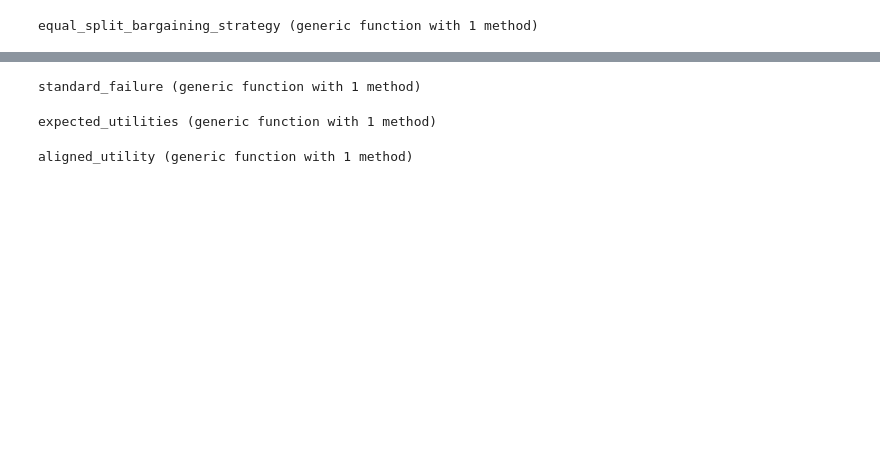
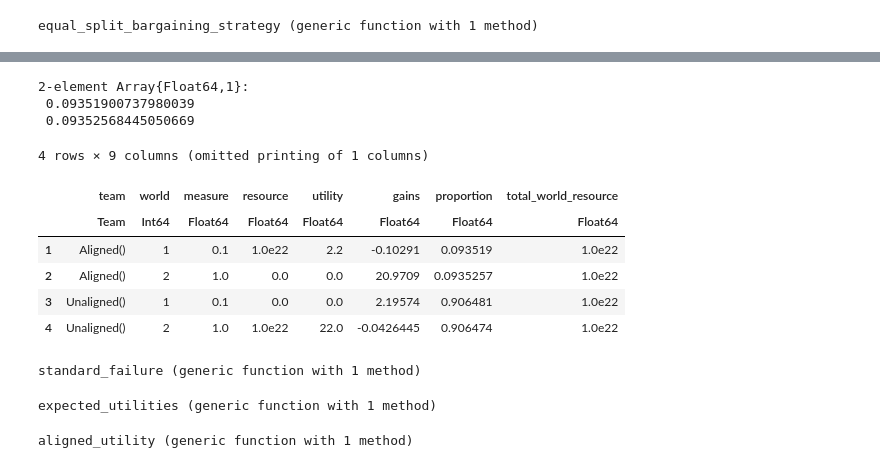
Before and after one commit to Satvik/bargaining, a Jupyter notebook: bargaining.ipynb, the cells around one changed output, grey strips where cells are left out. Cells and saved outputs as stored; diff of their text form; code cells hidden in the pictures; blank space fills up the shorter version.

Commit message:
Fix measure, add NBS, add heatmap 1

```diff
--- a/bargaining.ipynb
+++ b/bargaining.ipynb
@@ -59,3 +91,5 @@ function make_rows(teams, worlds, aligned_measure, starting_resources)
 end
 # %% [output]
 make_rows (generic function with 1 method)
+# %%
+test_data = DataFrame(make_rows(teams, worlds, .1, 10.0^22))
@@ -65,3 +107,5 @@ function get_utility(data; resource_col = "resource")
 end
 # %% [output]
 get_utility (generic function with 1 method)
+# %%
+test_data["utility"] = get_utility(test_data)
@@ -81,3 +141,24 @@ function equal_split_bargaining_strategy(data)
 end
 # %% [output]
 equal_split_bargaining_strategy (generic function with 1 method)
+# %%
+""" data is a DataFrame containing (at least) world and resource columns
+team_proportions is a DataFrame containing team, world, and proportion columns
+"""
+function get_proportional_resource_split(data::DataFrame, team_proportions::DataFrame)
+    resources_by_world = @chain data begin
+    groupby(_, :world)
+    combine(_, :resource => sum => :total_world_resource)
+    end
+
+    joint_data = innerjoin(team_proportions, resources_by_world, on=:world, makeunique=true)
+    joint_data[!, "resource_after_split"] = joint_data.total_world_resource .* joint_data.proportion
+
+    return joint_data
+end
+
+function get_proportional_resource_split(data::DataFrame, team_proportions::Array)
+    team_proportions_df = copy(data)
+    team_proportions_df[!, "proportion"] = team_proportions
+    return get_proportional_resource_split(data, team_proportions_df)
+end
@@ -83,0 +265,2 @@ equal_split_bargaining_strategy (generic function with 1 method)
+# %%
+test_NBS = NBS(test_data, get_utility, get_utility)
@@ -84,3 +288,19 @@ equal_split_bargaining_strategy (generic function with 1 method)
+# %%
+test_NBS.minimizer
+# %% [output]
+2-element Array{Float64,1}:
+ 0.09351900737980039
+ 0.09352568445050669
+# %%
+get_proportional_resource_split(test_data, vcat(test_NBS.minimizer, 1 .- test_NBS.minimizer))
+# %% [output]
+4 rows × 9 columns (omitted printing of 1 columns)
+|  | team | world | measure | resource | utility | gains | proportion | total_world_resource |
+|  | Team | Int64 | Float64 | Float64 | Float64 | Float64 | Float64 | Float64 |
+| 1 | Aligned() | 1 | 0.1 | 1.0e22 | 2.2 | -0.10291 | 0.093519 | 1.0e22 |
+| 2 | Aligned() | 2 | 1.0 | 0.0 | 0.0 | 20.9709 | 0.0935257 | 1.0e22 |
+| 3 | Unaligned() | 1 | 0.1 | 0.0 | 0.0 | 2.19574 | 0.906481 | 1.0e22 |
+| 4 | Unaligned() | 2 | 1.0 | 1.0e22 | 22.0 | -0.0426445 | 0.906474 | 1.0e22 |
 # %%
 function standard_failure(data)
     return get_utility(data, resource_col="resource")
```
Also changed, not shown: parts of 28 cells of this notebook, 2 other files.
